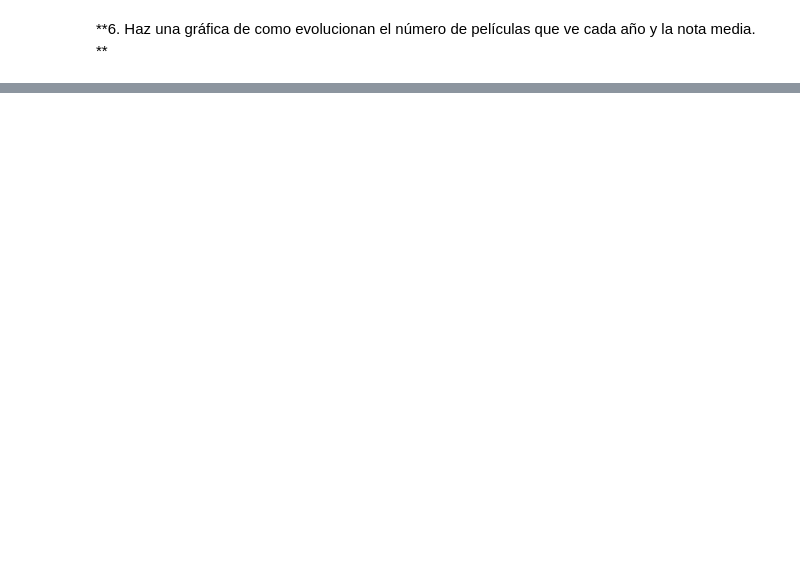
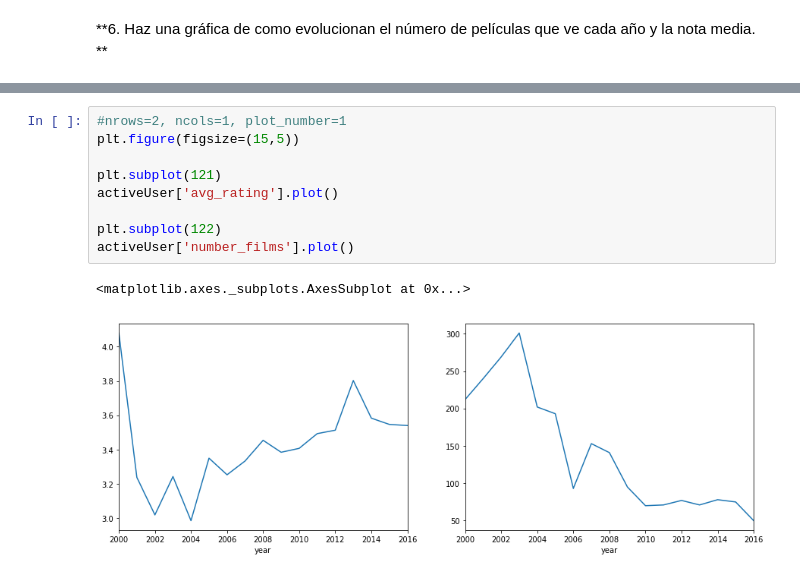
Before and after one commit to mariadelmarbibiloni/MADM-2017, a Jupyter notebook: 6 - Evaluación/1 - Evaluación SQL.ipynb, the cells around one changed output, grey strips where cells are left out. Saved outputs shown, nothing was run; the diff lists cells and outputs as text; blank space fills up the shorter version.

```diff
--- a/6 - Evaluación/1 - Evaluación SQL.ipynb
+++ b/6 - Evaluación/1 - Evaluación SQL.ipynb
@@ -64,0 +338,12 @@ Recuerda que también puedes realizar queries a la base de datos usango `pandas`
+# %%
+#nrows=2, ncols=1, plot_number=1
+plt.figure(figsize=(15,5))
+
+plt.subplot(121)
+activeUser['avg_rating'].plot()
+
+plt.subplot(122)
+activeUser['number_films'].plot()
+# %% [output]
+<matplotlib.axes._subplots.AxesSubplot at 0x...>
+[figure, added]
```
Also changed, not shown: parts of 33 cells of this notebook, 3 other files.
